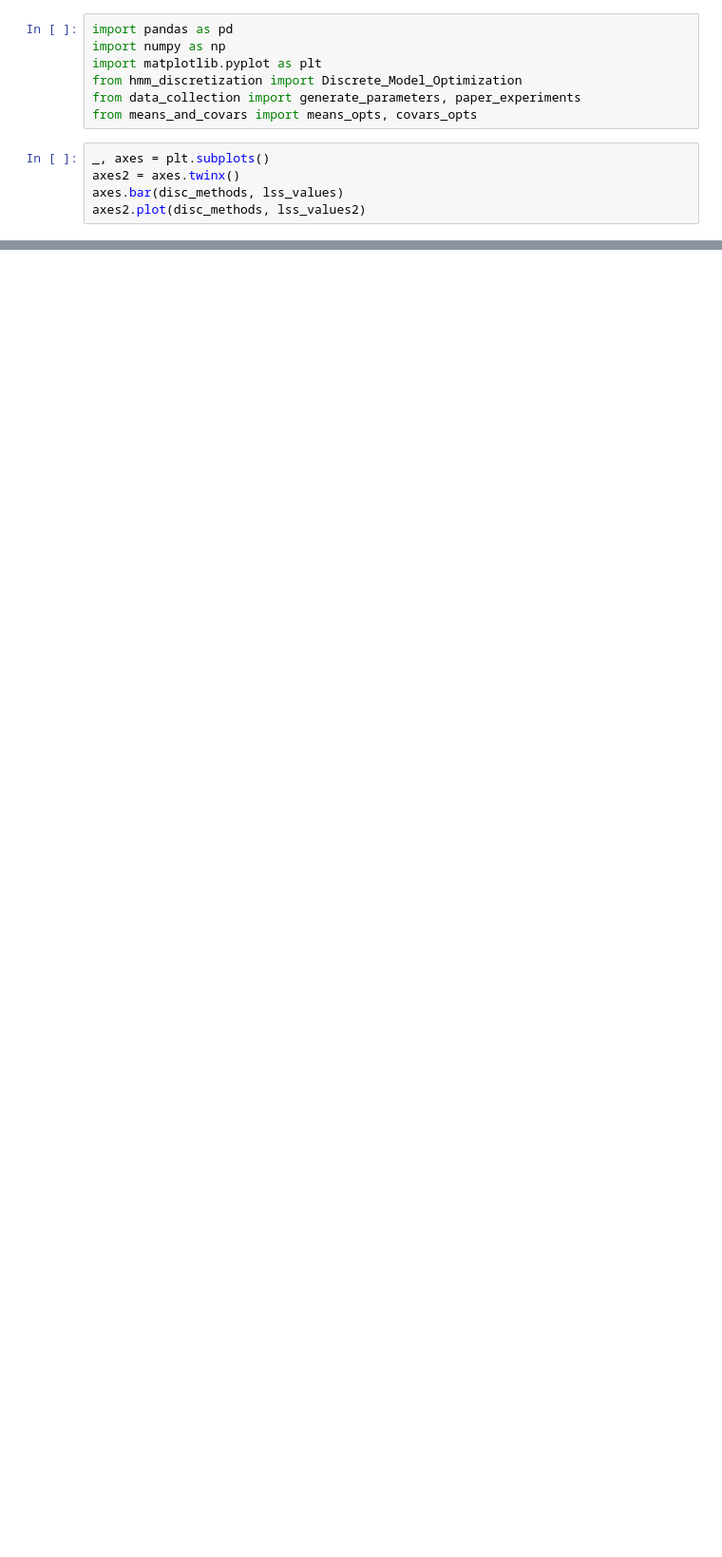
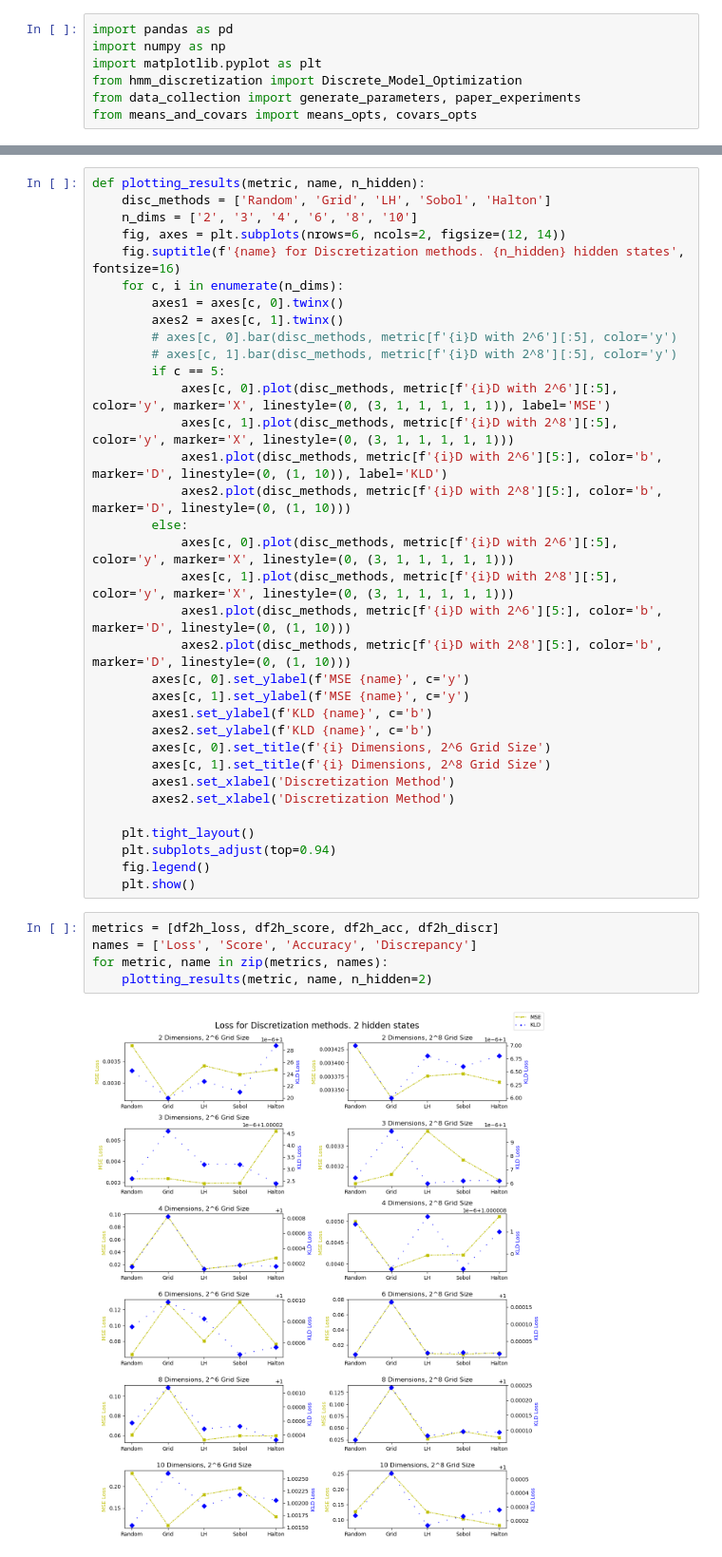
Before and after one commit to adrgz8/Discretizing_GHMM, a Jupyter notebook: summary_experiments.ipynb, the cells around one changed output, grey strips where cells are left out. Shown at 95% size. Cells and saved outputs as stored; diff of their text form; blank space fills up the shorter version.

```diff
--- a/summary_experiments.ipynb
+++ b/summary_experiments.ipynb
@@ -5,8 +5,3 @@ import matplotlib.pyplot as plt
 from hmm_discretization import Discrete_Model_Optimization
 from data_collection import generate_parameters, paper_experiments
 from means_and_covars import means_opts, covars_opts
-# %%
-_, axes = plt.subplots()
-axes2 = axes.twinx()
-axes.bar(disc_methods, lss_values)
-axes2.plot(disc_methods, lss_values2)
@@ -93,0 +44,41 @@ plot_results(df_discr, dim_list, 'Discrepancy')
+# %%
+def plotting_results(metric, name, n_hidden):
+    disc_methods = ['Random', 'Grid', 'LH', 'Sobol', 'Halton']
+    n_dims = ['2', '3', '4', '6', '8', '10']
+    fig, axes = plt.subplots(nrows=6, ncols=2, figsize=(12, 14))
+    fig.suptitle(f'{name} for Discretization methods. {n_hidden} hidden states', fontsize=16)
+    for c, i in enumerate(n_dims):
+        axes1 = axes[c, 0].twinx()
+        axes2 = axes[c, 1].twinx()
+        # axes[c, 0].bar(disc_methods, metric[f'{i}D with 2^6'][:5], color='y')
+        # axes[c, 1].bar(disc_methods, metric[f'{i}D with 2^8'][:5], color='y')
+        if c == 5:
+            axes[c, 0].plot(disc_methods, metric[f'{i}D with 2^6'][:5], color='y', marker='X', linestyle=(0, (3, 1, 1, 1, 1, 1)), label='MSE')
+            axes[c, 1].plot(disc_methods, metric[f'{i}D with 2^8'][:5], color='y', marker='X', linestyle=(0, (3, 1, 1, 1, 1, 1)))
+            axes1.plot(disc_methods, metric[f'{i}D with 2^6'][5:], color='b', marker='D', linestyle=(0, (1, 10)), label='KLD')
+            axes2.plot(disc_methods, metric[f'{i}D with 2^8'][5:], color='b', marker='D', linestyle=(0, (1, 10)))
+        else:
+            axes[c, 0].plot(disc_methods, metric[f'{i}D with 2^6'][:5], color='y', marker='X', linestyle=(0, (3, 1, 1, 1, 1, 1)))
+            axes[c, 1].plot(disc_methods, metric[f'{i}D with 2^8'][:5], color='y', marker='X', linestyle=(0, (3, 1, 1, 1, 1, 1)))
+            axes1.plot(disc_methods, metric[f'{i}D with 2^6'][5:], color='b', marker='D', linestyle=(0, (1, 10)))
+            axes2.plot(disc_methods, metric[f'{i}D with 2^8'][5:], color='b', marker='D', linestyle=(0, (1, 10)))
+        axes[c, 0].set_ylabel(f'MSE {name}', c='y')
+        axes[c, 1].set_ylabel(f'MSE {name}', c='y')
+        axes1.set_ylabel(f'KLD {name}', c='b')
+        axes2.set_ylabel(f'KLD {name}', c='b')
+        axes[c, 0].set_title(f'{i} Dimensions, 2^6 Grid Size')
+        axes[c, 1].set_title(f'{i} Dimensions, 2^8 Grid Size')
+        axes1.set_xlabel('Discretization Method')
+        axes2.set_xlabel('Discretization Method')
+
+    plt.tight_layout()
+    plt.subplots_adjust(top=0.94)
+    fig.legend()
+    plt.show()
+# %%
+metrics = [df2h_loss, df2h_score, df2h_acc, df2h_discr]
+names = ['Loss', 'Score', 'Accuracy', 'Discrepancy']
+for metric, name in zip(metrics, names):
+    plotting_results(metric, name, n_hidden=2)
+# %% [output]
+[figure, added]
```
Also changed, not shown: parts of 9 cells of this notebook.
